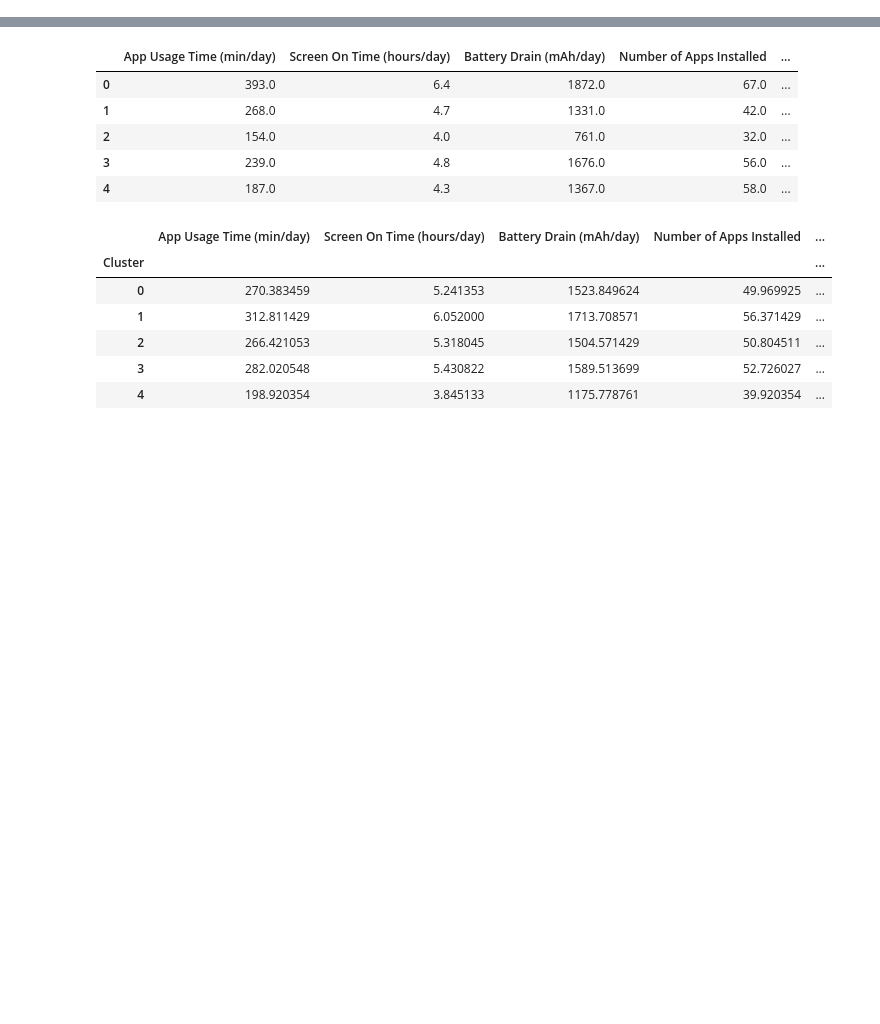
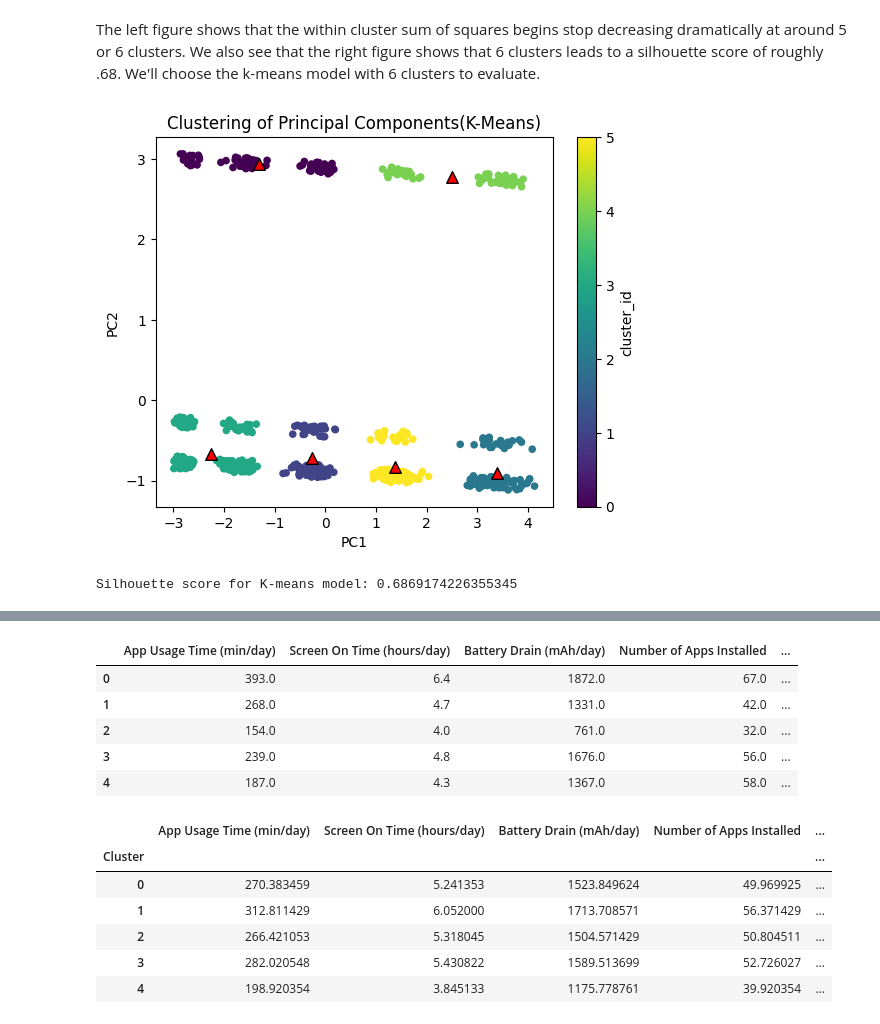
Before and after one commit to Capstone-24-25/Vignette-Clustering-Methods, a Jupyter notebook: results/primary-vignette.ipynb, the cells around one changed output, grey strips where cells are left out. Saved outputs shown, nothing was run; the diff lists cells and outputs as text; code cells hidden in the pictures; blank space fills up the shorter version.

```diff
--- a/results/primary-vignette.ipynb
+++ b/results/primary-vignette.ipynb
@@ -87,0 +105,35 @@ Generating K-Means model with 8 clusters
+# %% [markdown]
+The left figure shows that the within cluster sum of squares begins stop decreasing dramatically at around 5 or 6 clusters. We also see that the right figure shows that 6 clusters leads to a silhouette score of roughly .68. We'll choose the k-means model with 6 clusters to evaluate.
+# %%
+# Applying K-Means++ initialization
+n_clusters = 6
+
+kmeans = models[n_clusters - 1]
+labels = kmeans.labels_
+
+# Visualization using PCA
+centroids = kmeans.cluster_centers_
+centroids_df = pd.DataFrame(centroids)
+centroids_df = centroids_df.rename(columns={0: "PC1", 1:"PC2"})
+
+viz = pd.DataFrame(pca_2_result)
+viz['cluster_id'] = labels
+viz = viz.rename(columns={0: "PC1", 1:"PC2"})
+viz.plot.scatter('PC1', 'PC2', c=2, colormap='viridis')
+
+plt.scatter(centroids[:, 0], centroids[:, 1], marker='^', s=70, linewidths=1,
+                color='red', edgecolors="black")
+plt.title('Clustering of Principal Components(K-Means)')
+plt.savefig('../img/fig-k-means-clusters-PCA.png')
+plt.show()
+
+# Metrics
+
+df_km = df_transformed
+df_km['Cluster'] = labels
+
+silhouette_avg_km = silhouette_score(pca_2_result, labels)
+print(f"Silhouette score for K-means model: {silhouette_avg_km}")
+# %% [output]
+[figure, added]
+Silhouette score for K-means model: 0.6869174226355345
```
Also changed, not shown: parts of 23 cells of this notebook, 20 other files.
